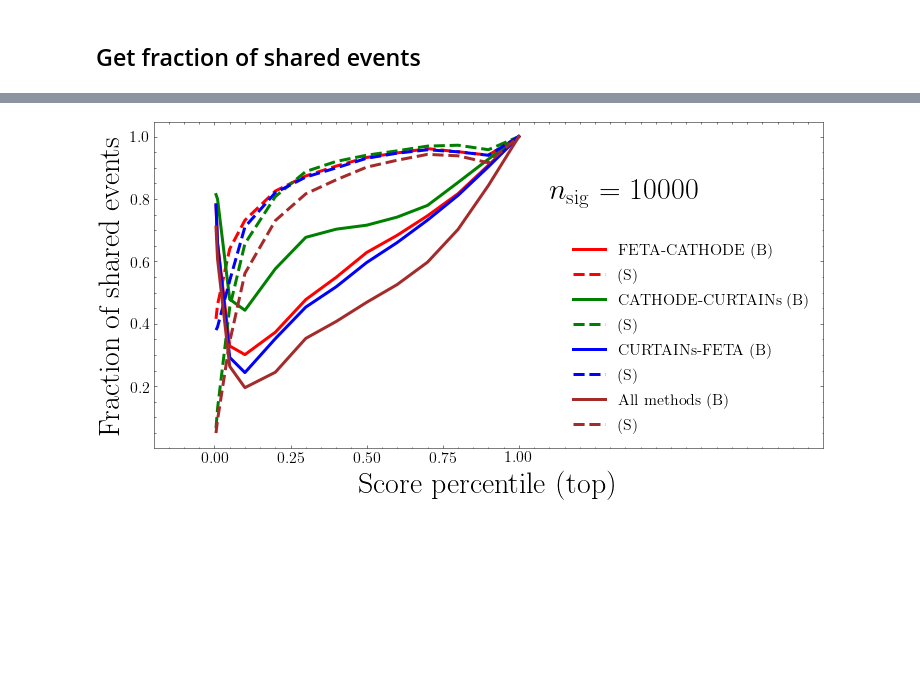
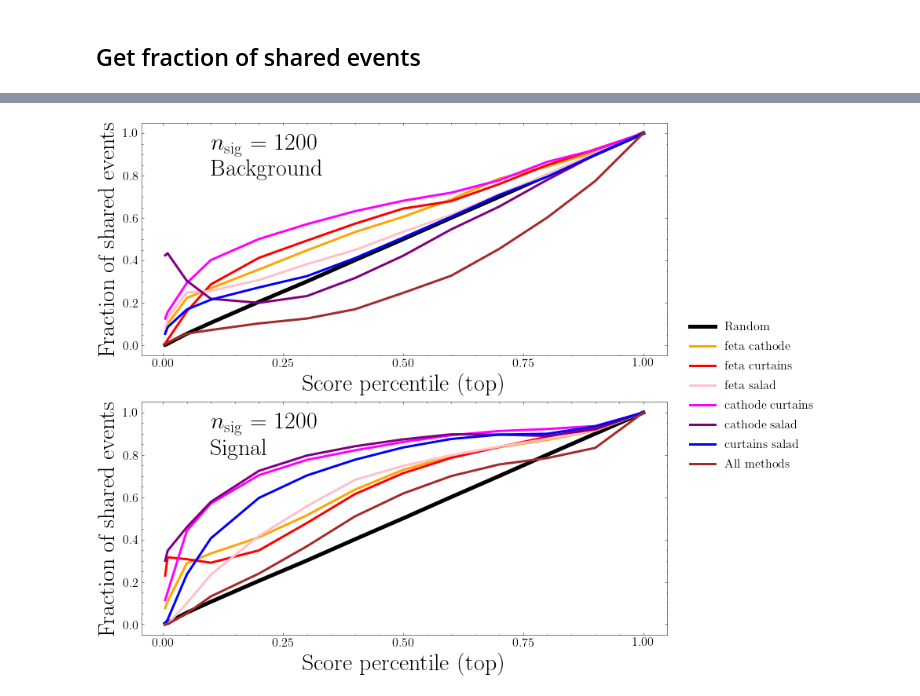
Before and after one commit to rmastand/FETA, a Jupyter notebook: analyze_scatterplot_all_synth.ipynb, the cells around one changed output, grey strips where cells are left out. Saved outputs shown, nothing was run; the diff lists cells and outputs as text; code cells hidden in the pictures; blank space fills up the shorter version.

Commit message:
added in salad comparison

```diff
--- a/analyze_scatterplot_all_synth.ipynb
+++ b/analyze_scatterplot_all_synth.ipynb
@@ -73,3 +65,10 @@ for iid in synth_ids:
+# %%
+num_signal_to_inject = 1200
+process = "StandardScale"
+
+synth_ids = ["feta", "cathode", "curtains", "salad", "fullsup"]#, "combined"]
+
+all_results_bkg, all_results_sig = load_in_data(num_signal_to_inject, process, synth_ids)
 # %% [markdown]
 ## Plot samples against each other for all random seeds
 # %%
@@ -94,3 +93,5 @@ for iid in synth_ids:
+# %%
+concatenated_results_bkg, concatenated_results_sig = concatenate_scatterplot_data(all_results_bkg, all_results_sig, synth_ids)
 # %%
 # Make sure that the first half is background, second half is signal
 
@@ -483,0 +497,10 @@ Signal: Taking the top 100000 scores (1 percentile)
+# %%
+
+all_overlap_bkg = pickle.load( open( "all_overlap_bkg.p", "rb" ) )
+all_overlap_sig = pickle.load(  open( "all_overlap_sig.p", "rb" ) )
+random_overlap = pickle.load(  open( "random_overlap.p", "rb" ) )
+
+
+pairs_overlap_bkg = pickle.load(  open( "pairs_overlap_bkg.p", "rb" ) )
+pairs_overlap_sig = pickle.load(  open( "pairs_overlap_sig.p", "rb" ) )
+curtains_feta_overlap_bkg = pickle.load( open( "curtains_feta_overlap_bkg.p", "rb" ) )
@@ -484,38 +509,60 @@ Signal: Taking the top 100000 scores (1 percentile)
 # %%
+percentiles = [0.005, 0.01, 0.05, 0.1, 0.2, 0.3, 0.4, 0.5, 0.6, 0.7, 0.8, 0.9, 1]
+
 fontsize = 30
 small_font = 16
 
+colors = ["orange", "red", "pink", "magenta", "purple", "blue"]
+
 l = 3
 
-
-fig = plt.figure(figsize = (12, 6))
+num_to_plot = 1200
 
 
-plt.plot(percentiles, feta_cathode_overlap_bkg, label = "FETA-CATHODE (B)", linewidth = l, color = "red")
-plt.plot(percentiles, feta_cathode_overlap_all, label = "(S)", linewidth = l, color = "red", linestyle = "dashed")
+fig, ax = plt.subplots(2, 1, figsize = (12, 12))
 
-plt.plot(percentiles, cathode_curtains_overlap_bkg, label = "CATHODE-CURTAINs (B)", linewidth = l, color = "green")
-plt.plot(percentiles, cathode_curtains_overlap_all, label = "(S)", linewidth = l, color = "green", linestyle = "dashed")
+ax[0].plot(percentiles, random_overlap, label = "Random", linewidth = l+2, color = "black")
+ax[1].plot(percentiles, random_overlap, label = "Random", linewidth = l+2, color = "black")
 
-plt.plot(percentiles, curtains_feta_overlap_bkg, label = "CURTAINs-FETA (B)", linewidth = l, color = "blue")
-plt.plot(percentiles, curtains_feta_overlap_all, label = "(S)", linewidth = l, color = "blue", linestyle = "dashed")
 
-plt.plot(percentiles, all_overlap_bkg, label = "All methods (B)", linewidth = l, color = "brown")
-plt.plot(percentiles, all_overlap_all, label = "(S)", linewidth = l, color = "brown", linestyle = "dashed")
+k = 0
+for i, id_1 in enumerate(synth_ids):
+    for j, id_2 in enumerate(synth_ids[i+1:]):
+        pair_id = id_1 + "_" + id_2
 
-for i in range(len(percentiles)):
-    print(percentiles[i], cathode_curtains_overlap_all[i], feta_cathode_overlap_all[i])
+        plot_label = id_1 + " " + id_2
 
-plt.xlim(-.2, 2)
-plt.legend(fontsize = small_font, loc = "lower right")
-#plt.yscale("log")
-plt.xlabel("Score percentile (top)", fontsize = fontsize)
-plt.ylabel("Fraction of shared events", fontsize = fontsize)
-#plt.title(f"Trained on {num_signal_to_inject} injected signal, evaluated on bkg")
-plt.xticks(ticks=[0, 0.25, 0.5, .75, 1])
-plt.tick_params(axis='both', which='major', labelsize=small_font)
-plt.text(1.1, 0.8, f"$n_\\mathrm{{sig}}$ = {num_signal_to_inject}", fontsize = fontsize)
+
+        ax[0].plot(percentiles, pairs_overlap_bkg[pair_id][num_to_plot], label = f"{plot_label}", linewidth = l, color = colors[k])
+        ax[1].plot(percentiles, pairs_overlap_sig[pair_id][num_to_plot], label = f"{plot_label}", linewidth = l, color = colors[k])
+
+        k += 1
+
+ax[0].plot(percentiles, all_overlap_bkg[num_to_plot], label = "All methods", linewidth = l, color = "brown")
+ax[1].plot(percentiles, all_overlap_sig[num_to_plot], label = "All methods", linewidth = l, color = "brown")
+
+
+
+ax[0].legend(fontsize = small_font, bbox_to_anchor=(1.3, .2))
+ax[0].set_xlabel("Score percentile (top)", fontsize = fontsize)
+ax[0].set_ylabel("Fraction of shared events", fontsize = fontsize)
+ax[0].set_xticks(ticks=[0, 0.25, 0.5, .75, 1])
+ax[0].tick_params(axis='both', which='major', labelsize=small_font)
+ax[0].text(.1, 0.8, f"$n_\\mathrm{{sig}}$ = {num_to_plot}\nBackground", fontsize = fontsize)
+
+
+
+ax[1].set_xlabel("Score percentile (top)", fontsize = fontsize)
+ax[1].set_ylabel("Fraction of shared events", fontsize = fontsize)
+ax[1].set_xticks(ticks=[0, 0.25, 0.5, .75, 1])
+ax[1].tick_params(axis='both', which='major', labelsize=small_font)
+ax[1].text(.1, 0.8, f"$n_\\mathrm{{sig}}$ = {num_to_plot}\nSignal", fontsize = fontsize)
+
+
+
+
+
 plt.show()
 
-fig.savefig(f"paper_plots/unification_{num_signal_to_inject}.pdf", dpi = dpi)
+fig.savefig(f"paper_plots/unification_{num_to_plot}.pdf", dpi = dpi)
 # %% [output]
@@ -535 +569 @@ fig.savefig(f"paper_plots/unification_{num_signal_to_inject}.pdf", dpi = dpi)
-[figure, old version]
+[figure, new version]
```
Also changed, not shown: parts of 16 cells of this notebook.
